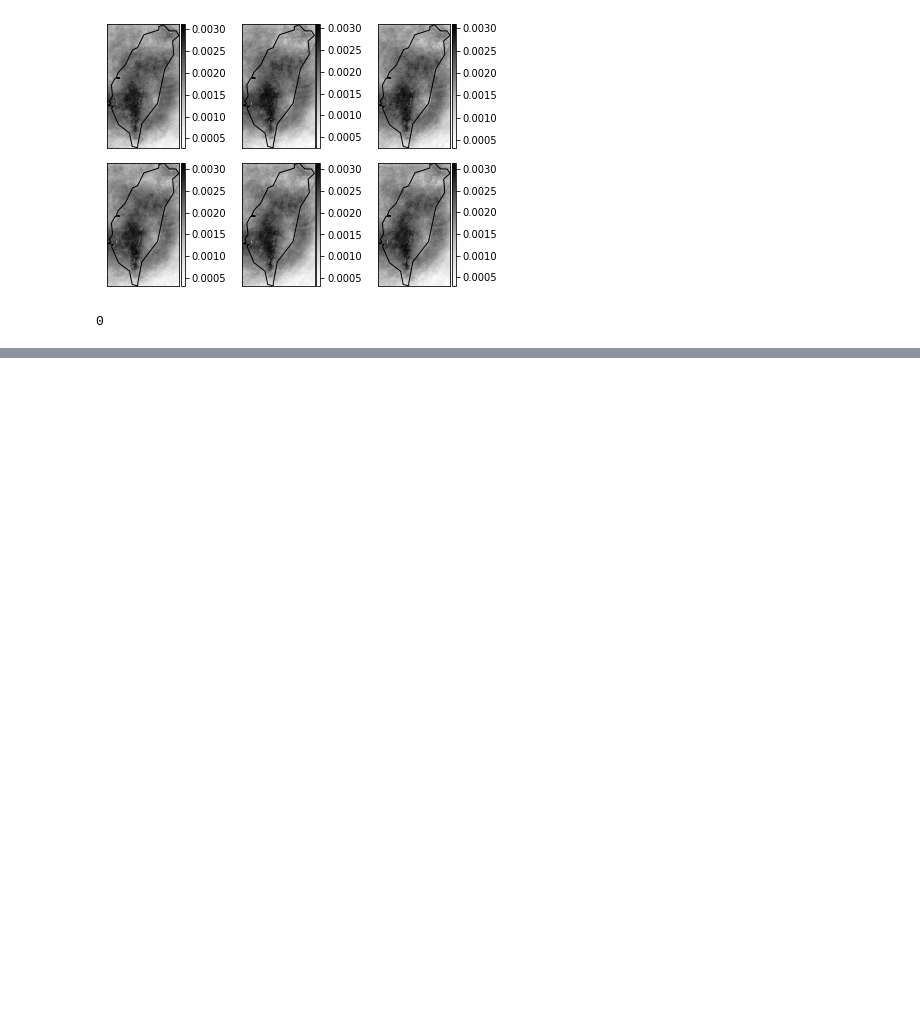
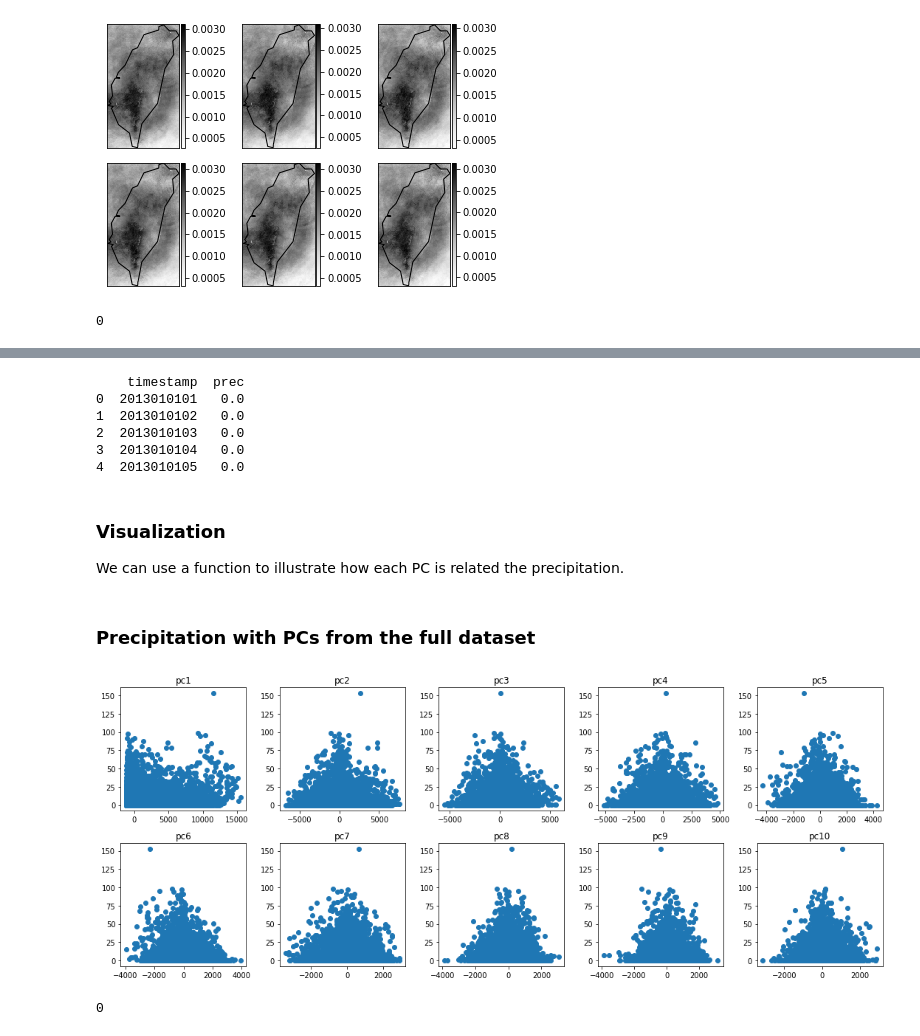
Before and after one commit to tingsyo/qpetw, a Jupyter notebook: examples/tutorial_PCA.ipynb, the cells around one changed output, grey strips where cells are left out. Saved outputs shown, nothing was run; the diff lists cells and outputs as text; code cells hidden in the pictures; blank space fills up the shorter version.

```diff
--- a/examples/tutorial_PCA.ipynb
+++ b/examples/tutorial_PCA.ipynb
@@ -360,0 +412,47 @@ The dedent function was deprecated in Matplotlib 3.1 and will be removed in 3.3.
+# %%
+import numpy as np
+import pandas as pd
+# Read precipitation data
+tmp = pd.read_csv('./data/t1hr.csv')
+# Calculate maximal precipitation among 45 stations
+dates = tmp['date']
+t1hr = tmp.iloc[:,1:]
+t1hr_max = pd.DataFrame({'timestamp':dates, 'prec':t1hr.max(axis=1)})
+# Test
+print(t1hr_max.head())
+# %% [output]
+    timestamp  prec
+0  2013010101   0.0
+1  2013010102   0.0
+2  2013010103   0.0
+3  2013010104   0.0
+4  2013010105   0.0
+# %% [markdown]
+### Visualization
+
+We can use a function to illustrate how each PC is related the precipitation.
+# %%
+%matplotlib inline
+import matplotlib.pyplot as plt
+
+def show_prec_on_pc(prec, pcfile, nl=10):
+    # Read projections on PCs
+    pcs = pd.read_csv(pcfile)
+    # Merge two dataframes
+    tmp = pd.merge(prec, pcs, on='timestamp')
+    # Making plots
+    for i in range(nl):
+        ax = plt.subplot(2, nl/2, i+1)
+        ax.scatter(tmp.iloc[:,i+2],tmp['prec'])
+        ax.set_title(tmp.columns[i+2])
+    plt.tight_layout()
+    plt.show()
+    return(0)
+# %% [markdown]
+### Precipitation with PCs from the full dataset
+# %%
+plt.figure(figsize=(15,6))
+show_prec_on_pc(t1hr_max, '../ws.flt/proj_full.csv')
+# %% [output]
+[figure, added]
+0
```
Also changed, not shown: parts of 13 cells of this notebook, 2 other files.
